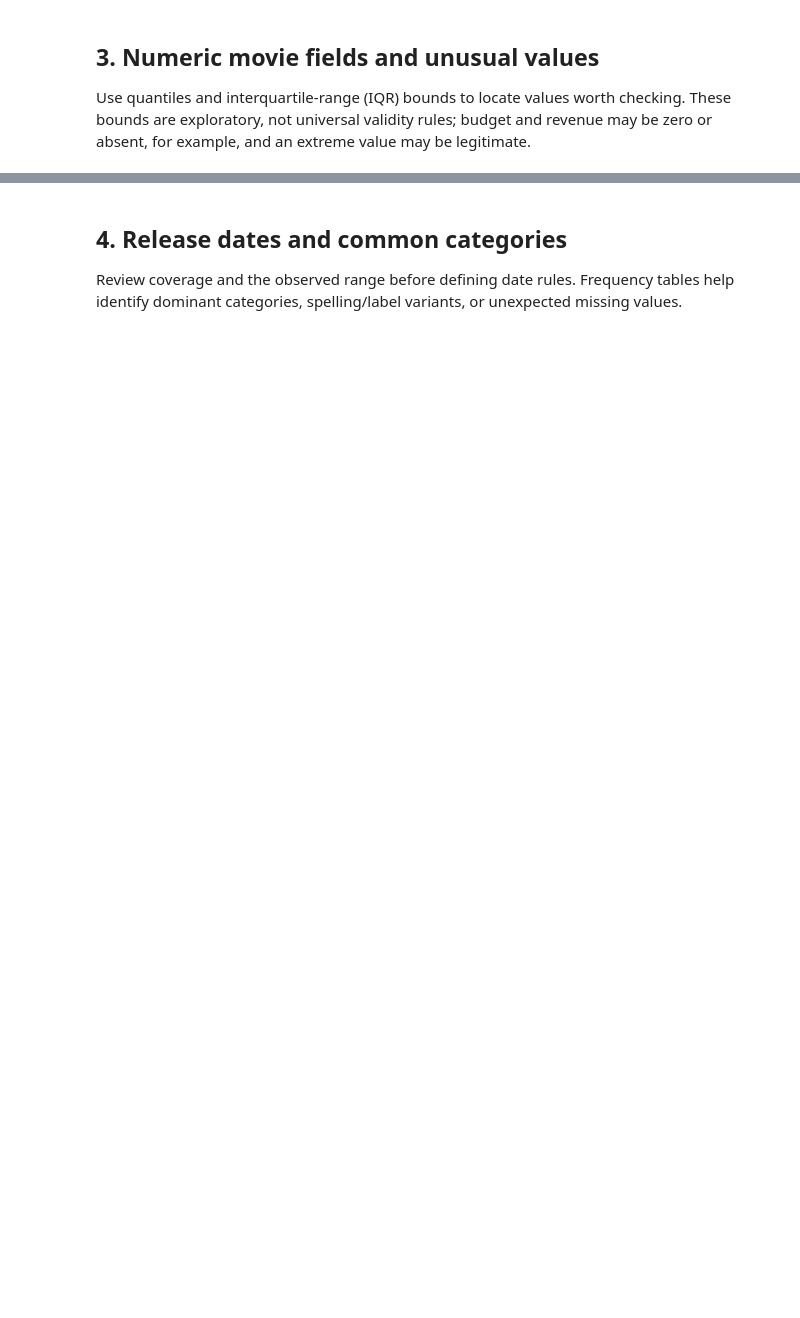
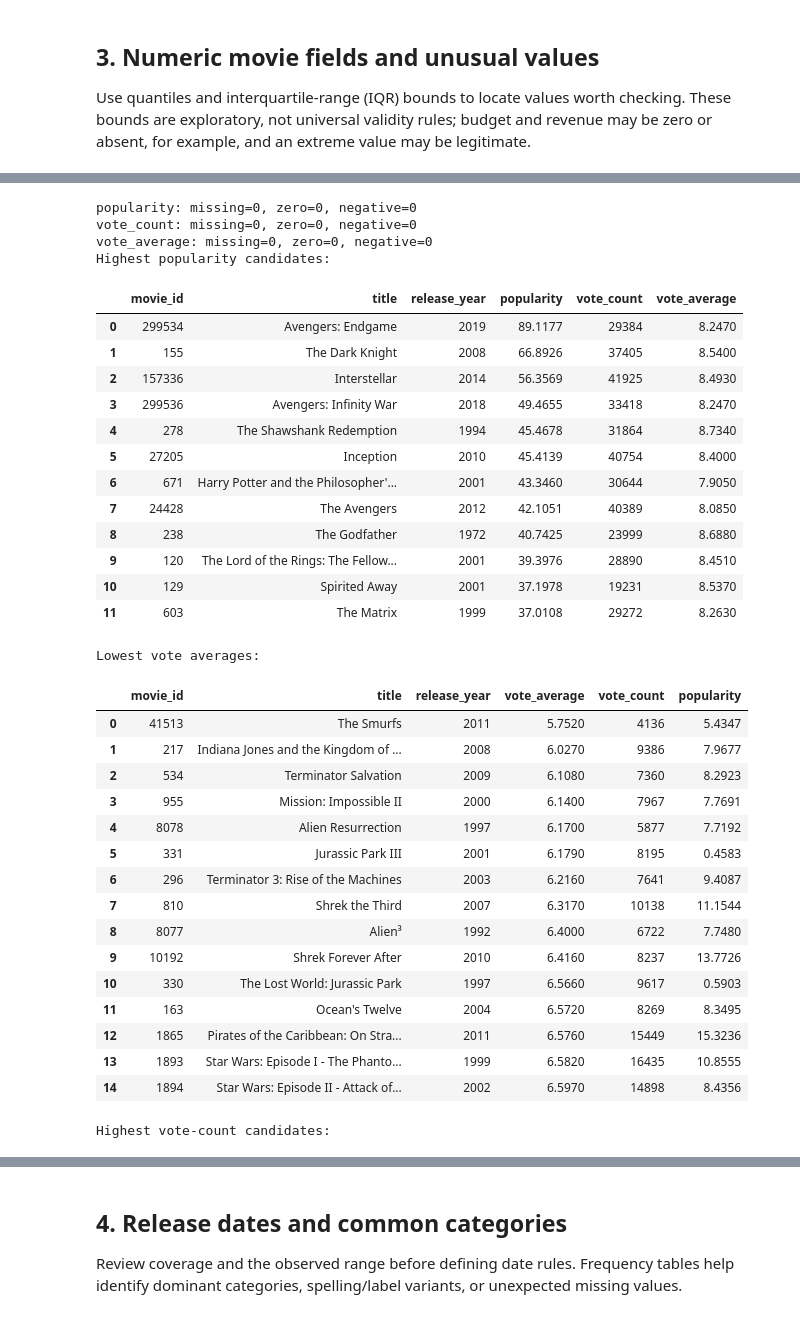
Before and after one commit to ishola-amalitech/streamvault, a Jupyter notebook: notebooks/03_eda_movie_data.ipynb, the cells around one changed output, grey strips where cells are left out. Cells and saved outputs as stored; diff of their text form; code cells hidden in the pictures; blank space fills up the shorter version.

```diff
--- a/notebooks/03_eda_movie_data.ipynb
+++ b/notebooks/03_eda_movie_data.ipynb
@@ -85,0 +271,80 @@ display(outlier_review)
+# %%
+metric_columns = [
+    column
+    for column in ("popularity", "vote_count", "vote_average")
+    if column in investigation_movies.columns
+]
+for column in metric_columns:
+    values = pd.to_numeric(investigation_movies[column], errors="coerce")
+    print(
+        f"{column}: missing={values.isna().sum()}, zero={values.eq(0).sum()}, "
+        f"negative={values.lt(0).sum()}"
+    )
+
+if "popularity" in investigation_movies:
+    print("Highest popularity candidates:")
+    display(
+        investigation_movies.sort_values("popularity", ascending=False)[
+            ["movie_id", "title", "release_year", "popularity", "vote_count", "vote_average"]
+        ].head(12).reset_index(drop=True)
+    )
+
+if "vote_average" in investigation_movies:
+    print("Lowest vote averages:")
+    display(
+        investigation_movies.sort_values("vote_average", ascending=True)[
+            ["movie_id", "title", "release_year", "vote_average", "vote_count", "popularity"]
+        ].head(15).reset_index(drop=True)
+    )
+
+if "vote_count" in investigation_movies:
+    print("Highest vote-count candidates:")
+    display(
+        investigation_movies.sort_values("vote_count", ascending=False)[
+            ["movie_id", "title", "release_year", "vote_count", "popularity", "vote_average"]
+        ].head(12).reset_index(drop=True)
+    )
+
+engagement_columns = [
+    column
+    for column in ("popularity", "vote_count", "vote_average", "budget", "revenue", "runtime")
+    if column in investigation_movies.columns
+]
+print("Cross-field Pearson correlations:")
+display(investigation_movies[engagement_columns].corr().round(3))
+# %% [output]
+popularity: missing=0, zero=0, negative=0
+vote_count: missing=0, zero=0, negative=0
+vote_average: missing=0, zero=0, negative=0
+Highest popularity candidates:
+|  | movie_id | title | release_year | popularity | vote_count | vote_average |
+| 0 | 299534 | Avengers: Endgame | 2019 | 89.1177 | 29384 | 8.2470 |
+| 1 | 155 | The Dark Knight | 2008 | 66.8926 | 37405 | 8.5400 |
+| 2 | 157336 | Interstellar | 2014 | 56.3569 | 41925 | 8.4930 |
+| 3 | 299536 | Avengers: Infinity War | 2018 | 49.4655 | 33418 | 8.2470 |
+| 4 | 278 | The Shawshank Redemption | 1994 | 45.4678 | 31864 | 8.7340 |
+| 5 | 27205 | Inception | 2010 | 45.4139 | 40754 | 8.4000 |
+| 6 | 671 | Harry Potter and the Philosopher'... | 2001 | 43.3460 | 30644 | 7.9050 |
+| 7 | 24428 | The Avengers | 2012 | 42.1051 | 40389 | 8.0850 |
+| 8 | 238 | The Godfather | 1972 | 40.7425 | 23999 | 8.6880 |
+| 9 | 120 | The Lord of the Rings: The Fellow... | 2001 | 39.3976 | 28890 | 8.4510 |
+| 10 | 129 | Spirited Away | 2001 | 37.1978 | 19231 | 8.5370 |
+| 11 | 603 | The Matrix | 1999 | 37.0108 | 29272 | 8.2630 |
+Lowest vote averages:
+|  | movie_id | title | release_year | vote_average | vote_count | popularity |
+| 0 | 41513 | The Smurfs | 2011 | 5.7520 | 4136 | 5.4347 |
+| 1 | 217 | Indiana Jones and the Kingdom of ... | 2008 | 6.0270 | 9386 | 7.9677 |
+| 2 | 534 | Terminator Salvation | 2009 | 6.1080 | 7360 | 8.2923 |
+| 3 | 955 | Mission: Impossible II | 2000 | 6.1400 | 7967 | 7.7691 |
+| 4 | 8078 | Alien Resurrection | 1997 | 6.1700 | 5877 | 7.7192 |
+| 5 | 331 | Jurassic Park III | 2001 | 6.1790 | 8195 | 0.4583 |
+| 6 | 296 | Terminator 3: Rise of the Machines | 2003 | 6.2160 | 7641 | 9.4087 |
+| 7 | 810 | Shrek the Third | 2007 | 6.3170 | 10138 | 11.1544 |
+| 8 | 8077 | Alien³ | 1992 | 6.4000 | 6722 | 7.7480 |
+| 9 | 10192 | Shrek Forever After | 2010 | 6.4160 | 8237 | 13.7726 |
+| 10 | 330 | The Lost World: Jurassic Park | 1997 | 6.5660 | 9617 | 0.5903 |
+| 11 | 163 | Ocean's Twelve | 2004 | 6.5720 | 8269 | 8.3495 |
+| 12 | 1865 | Pirates of the Caribbean: On Stra... | 2011 | 6.5760 | 15449 | 15.3236 |
+| 13 | 1893 | Star Wars: Episode I - The Phanto... | 1999 | 6.5820 | 16435 | 10.8555 |
+| 14 | 1894 | Star Wars: Episode II - Attack of... | 2002 | 6.5970 | 14898 | 8.4356 |
+Highest vote-count candidates:
```
Also changed, not shown: parts of 15 cells of this notebook, 2 other files.
